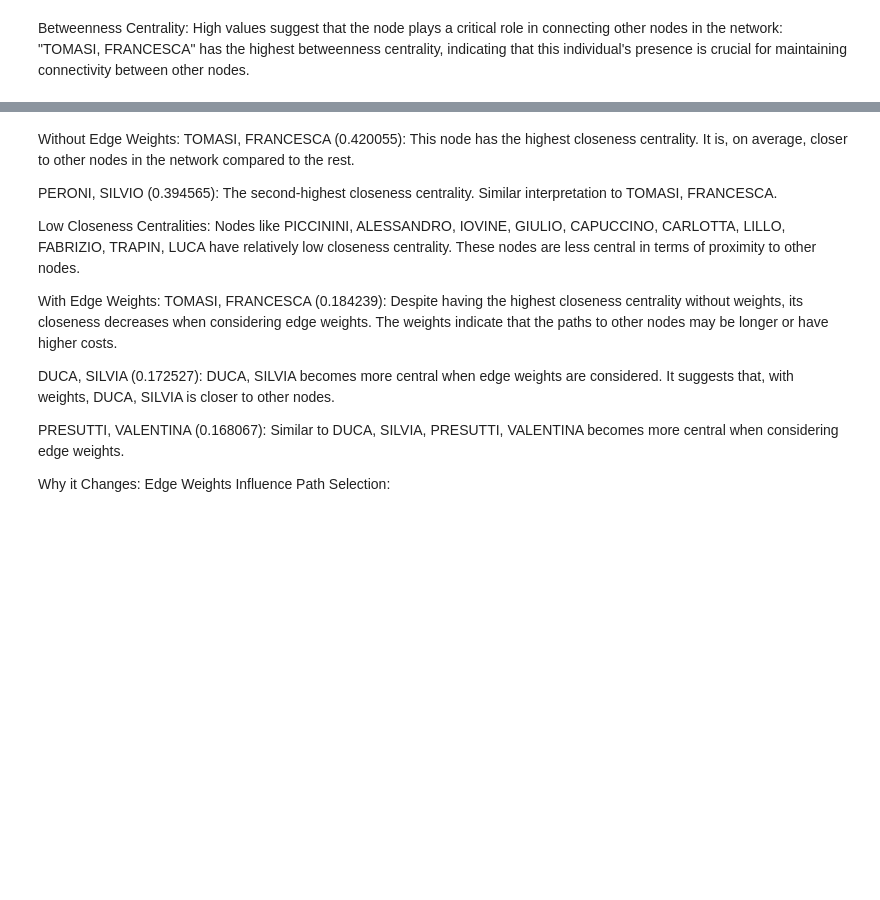
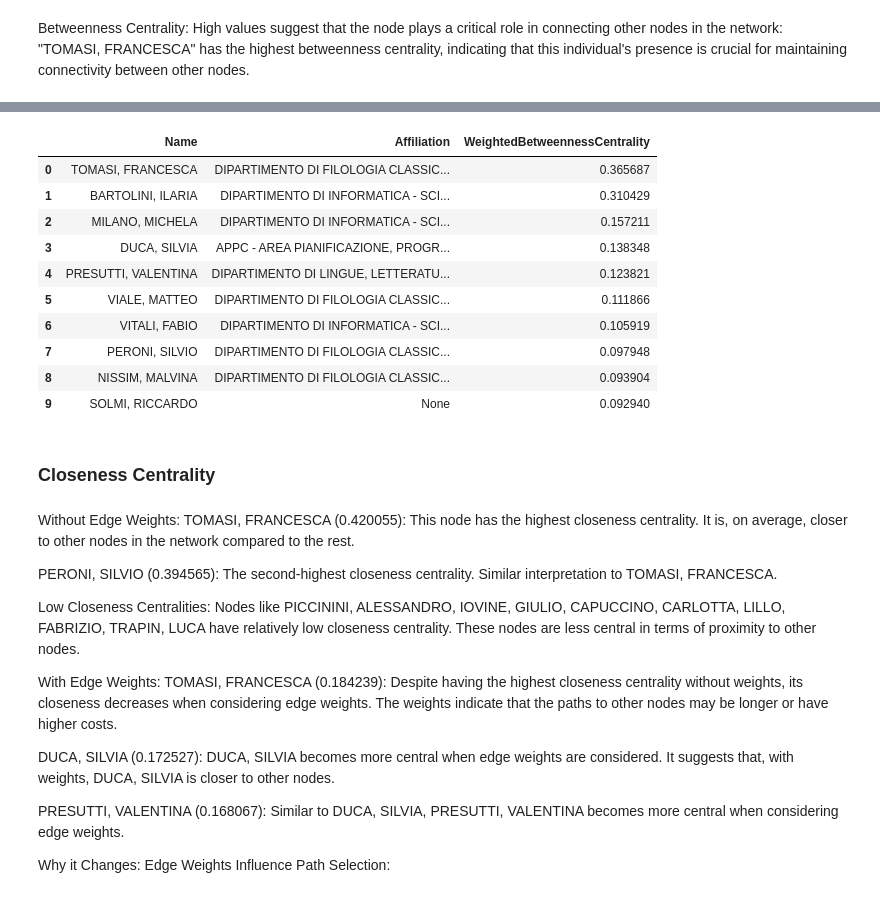
Before and after one commit to leonardozilli/DHDK_ProfessorsNetwork, a Jupyter notebook: notebooks/dhdk_network_analysis.ipynb, the cells around one changed output, grey strips where cells are left out. Cells and saved outputs as stored; diff of their text form; code cells hidden in the pictures; blank space fills up the shorter version.

```diff
--- a/dhdk_notebook.ipynb
+++ b/notebooks/dhdk_network_analysis.ipynb
@@ -86,3 +48,26 @@ cc_data.sort_values(by=["ClosenessCentrality"], ascending=False)
+# %%
+weighted_betweenness_centrality = nx.betweenness_centrality(G, weight="weight")
+
+wbc_data = pd.DataFrame({"Name": list(weighted_betweenness_centrality.keys()),
+                        "Affiliation": [node_attributes[node] for node in weighted_betweenness_centrality.keys()],
+                        "WeightedBetweennessCentrality": list(weighted_betweenness_centrality.values())
+                        }).sort_values(by="WeightedBetweennessCentrality", ascending=False).reset_index(drop=True)
+
+wbc_data.head(10)
+# %% [output]
+|  | Name | Affiliation | WeightedBetweennessCentrality |
+| 0 | TOMASI, FRANCESCA | DIPARTIMENTO DI FILOLOGIA CLASSIC... | 0.365687 |
+| 1 | BARTOLINI, ILARIA | DIPARTIMENTO DI INFORMATICA - SCI... | 0.310429 |
+| 2 | MILANO, MICHELA | DIPARTIMENTO DI INFORMATICA - SCI... | 0.157211 |
+| 3 | DUCA, SILVIA | APPC - AREA PIANIFICAZIONE, PROGR... | 0.138348 |
+| 4 | PRESUTTI, VALENTINA | DIPARTIMENTO DI LINGUE, LETTERATU... | 0.123821 |
+| 5 | VIALE, MATTEO | DIPARTIMENTO DI FILOLOGIA CLASSIC... | 0.111866 |
+| 6 | VITALI, FABIO | DIPARTIMENTO DI INFORMATICA - SCI... | 0.105919 |
+| 7 | PERONI, SILVIO | DIPARTIMENTO DI FILOLOGIA CLASSIC... | 0.097948 |
+| 8 | NISSIM, MALVINA | DIPARTIMENTO DI FILOLOGIA CLASSIC... | 0.093904 |
+| 9 | SOLMI, RICCARDO | None | 0.092940 |
+# %% [markdown]
+### Closeness Centrality
 # %% [markdown]
 Without Edge Weights:
 TOMASI, FRANCESCA (0.420055): This node has the highest closeness centrality. It is, on average, closer to other nodes in the network compared to the rest.
```
Also changed, not shown: parts of 23 cells of this notebook, 3 other files.
